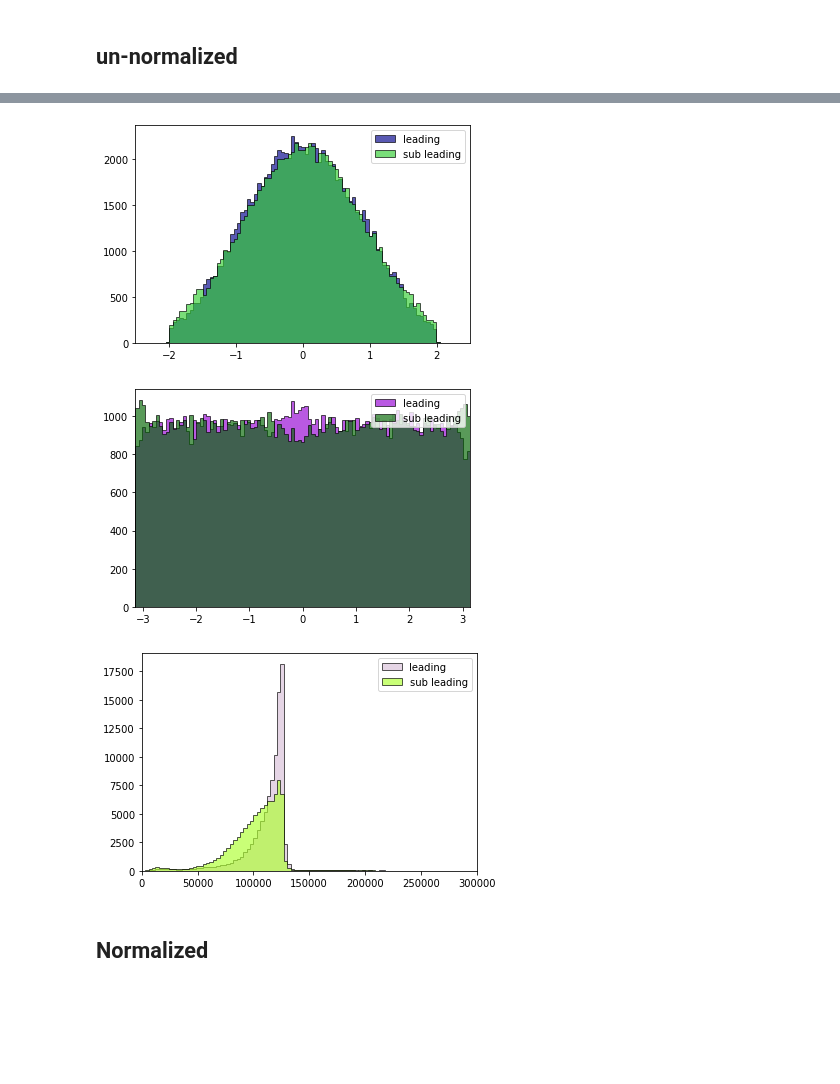
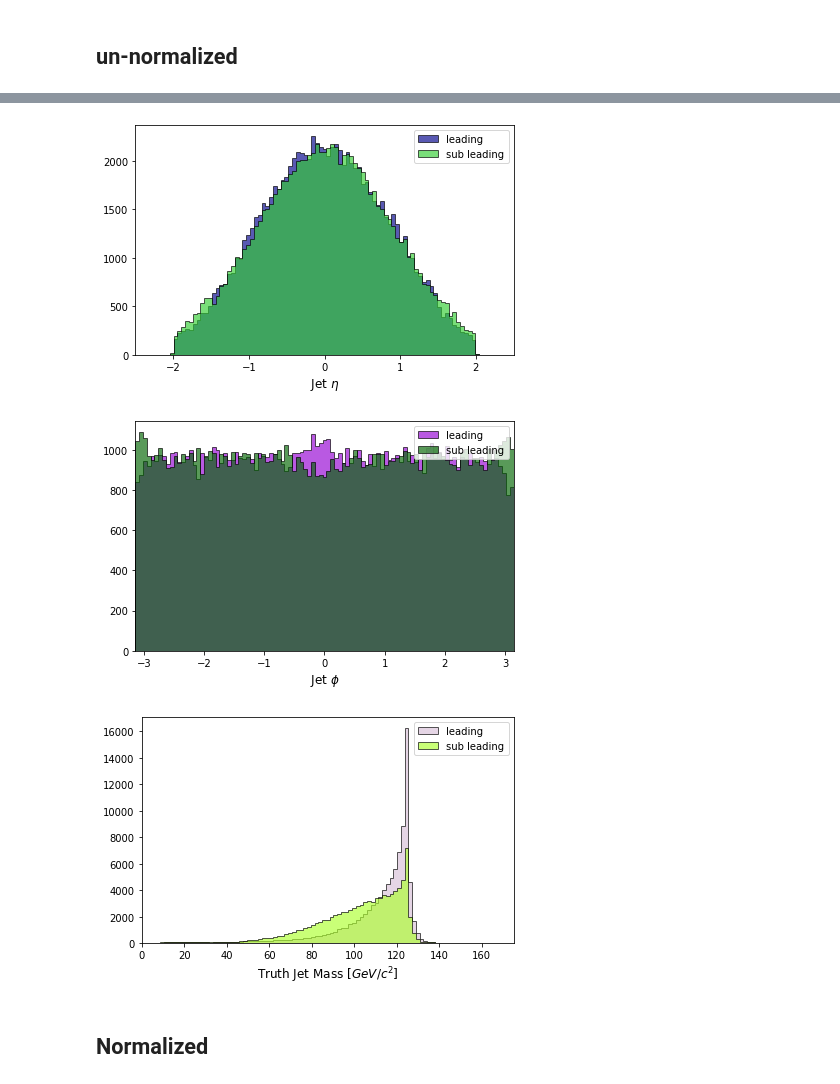
Before and after one commit to russbate42/HH4B_Mass_Regression, a Jupyter notebook: mass_regression/mass_regression.ipynb, the cells around one changed output, grey strips where cells are left out. Cells and saved outputs as stored; diff of their text form; code cells hidden in the pictures; blank space fills up the shorter version.

```diff
--- a/mass_regression/mass_regression.ipynb
+++ b/mass_regression/mass_regression.ipynb
@@ -66,7 +68,10 @@ from time import perf_counter as cput
 branches = ['boosted_nGoodJets', "nboostedJets", "boostedJets_m",
             "boostedJets_pt", "boostedJets_phi", "boostedJets_eta",
            "truth_mHH", 'truthjet_antikt10_pt', 'truthjet_antikt10_eta',
-           'truthjet_antikt10_phi', 'truthjet_antikt10_m']
+           'truthjet_antikt10_phi', 'truthjet_antikt10_m',
+           'boostedJets_numConstituents', 'boostedJets_nChargedParticles',
+           'boostedJets_EMFrac', 'boostedJets_Nclusters',
+           'boostedJets_NTrimSubjets', 'boostedJets_ungrtrk500']
 np_branches = ['eventNumber']
 # %%
 t0 = cput()
@@ -172,7 +159,7 @@ Time to complete jet matching:  1.687 (m)
 
 (94859, 3)
 # %%
-X = np.empty((matched_jets.shape[0],8))
+X = np.empty((matched_jets.shape[0],20))
 Y = np.empty((matched_jets.shape[0],2))
 # %%
 for i in range(matched_jets.shape[0]):
@@ -188,16 +175,31 @@ for i in range(matched_jets.shape[0]):
     X[i,1] = hh4b_dict['boostedJets_pt'][evt][0]
     X[i,2] = hh4b_dict['boostedJets_eta'][evt][0]
     X[i,3] = hh4b_dict['boostedJets_phi'][evt][0]
+    X[i,4] = hh4b_dict['boostedJets_numConstituents'][evt][0]
+    X[i,5] = hh4b_dict['boostedJets_nChargedParticles'][evt][0]
+    X[i,6] = hh4b_dict['boostedJets_EMFrac'][evt][0]
+    X[i,7] = hh4b_dict['boostedJets_ungrtrk500'][evt][0]
+    X[i,8] = hh4b_dict['boostedJets_Nclusters'][evt][0]
+    X[i,9] = hh4b_dict['boostedJets_NTrimSubjets'][evt][0]
+
 
     # Sub-Leading
-    X[i,4] = hh4b_dict['boostedJets_m'][evt][1]
-    X[i,5] = hh4b_dict['boostedJets_pt'][evt][1]
-    X[i,6] = hh4b_dict['boostedJets_eta'][evt][1]
-    X[i,7] = hh4b_dict['boostedJets_phi'][evt][1]
+    X[i,10] = hh4b_dict['boostedJets_m'][evt][1]
+    X[i,11] = hh4b_dict['boostedJets_pt'][evt][1]
+    X[i,12] = hh4b_dict['boostedJets_eta'][evt][1]
+    X[i,13] = hh4b_dict['boostedJets_phi'][evt][1]
+    X[i,14] = hh4b_dict['boostedJets_numConstituents'][evt][1]
+    X[i,15] = hh4b_dict['boostedJets_nChargedParticles'][evt][1]
+    X[i,16] = hh4b_dict['boostedJets_EMFrac'][evt][1]
+    X[i,17] = hh4b_dict['boostedJets_ungrtrk500'][evt][1]
+    X[i,18] = hh4b_dict['boostedJets_Nclusters'][evt][1]
+    X[i,19] = hh4b_dict['boostedJets_NTrimSubjets'][evt][1]
 
     # Truth Jet
-    Y[i,0] = hh4b_dict['truthjet_antikt10_m'][evt][0]
-    Y[i,1] = hh4b_dict['truthjet_antikt10_m'][evt][1]
+    ''' in rare circumstances these can be mismatched with reco
+    jets so we need to be consistent with this! '''
+    Y[i,0] = hh4b_dict['truthjet_antikt10_m'][evt][ld_idx]
+    Y[i,1] = hh4b_dict['truthjet_antikt10_m'][evt][sld_idx]
 # %%
 # X = np.random.uniform(low=-1, high=1.0, size=(matched_jets.shape[0],8))
 # Y = np.random.uniform(low=-1, high=1.0, size=(matched_jets.shape[0],2))
@@ -294,37 +285,46 @@ eta_bins = np.linspace(-2.5,2.5,100,endpoint=True)
 
 plt.hist(X[:,2], bins=eta_bins, label='leading', alpha=.65, color='darkblue',
         edgecolor='black', histtype='stepfilled')
-plt.hist(X[:,6], bins=eta_bins, label='sub leading', alpha=.65,
+plt.hist(X[:,12], bins=eta_bins, label='sub leading', alpha=.65,
          color='limegreen', edgecolor='black', histtype='stepfilled')
 plt.xlim(np.min(eta_bins), np.max(eta_bins))
 plt.legend()
+plt.xlabel('Jet $\eta$', fontsize=12)
+plt.tight_layout()
+# plt.savefig('Plots/Sept22/jeteta_unnormalized.png')
 plt.show()
 # %% [output]
-[figure, old version]
+[figure, new version]
 # %%
 phi_bins = np.linspace(-np.pi,np.pi,100,endpoint=True)
 
 plt.hist(X[:,3], bins=phi_bins, label='leading', alpha=.65, color='darkviolet',
         edgecolor='black', histtype='stepfilled')
-plt.hist(X[:,7], bins=phi_bins, label='sub leading', alpha=.65,
+plt.hist(X[:,13], bins=phi_bins, label='sub leading', alpha=.65,
          color='darkgreen', edgecolor='black', histtype='stepfilled')
 plt.xlim(np.min(phi_bins), np.max(phi_bins))
 plt.legend()
+plt.xlabel('Jet $\phi$', fontsize=12)
+plt.tight_layout()
+# plt.savefig('Plots/Sept22/jetphi_unnormalized.png')
 plt.show()
 # %% [output]
-[figure, old version]
+[figure, new version]
 # %%
-target_bins = np.linspace(0,3e5,100,endpoint=True)
+target_bins = np.linspace(0,175,100,endpoint=True)
 
-plt.hist(Y[:,0], bins=target_bins, label='leading', alpha=.65, color='thistle',
+plt.hist(Y[:,0]/1000, bins=target_bins, label='leading', alpha=.65, color='thistle',
         edgecolor='black', histtype='stepfilled')
-plt.hist(Y[:,1], bins=target_bins, label='sub leading', alpha=.65,
+plt.hist(Y[:,1]/1000, bins=target_bins, label='sub leading', alpha=.65,
          color='greenyellow', edgecolor='black', histtype='stepfilled')
 plt.xlim(np.min(target_bins), np.max(target_bins))
 plt.legend()
+plt.xlabel('Truth Jet Mass $[GeV/c^2]$', fontsize=12)
+plt.tight_layout()
+# plt.savefig('Plots/Sept22/truthJetMass_unnormalized.png')
 plt.show()
 # %% [output]
-[figure, old version]
+[figure, new version]
 # %% [markdown]
 ## Normalized
 # %%
```
Also changed, not shown: parts of 74 cells of this notebook, 5 other files.
